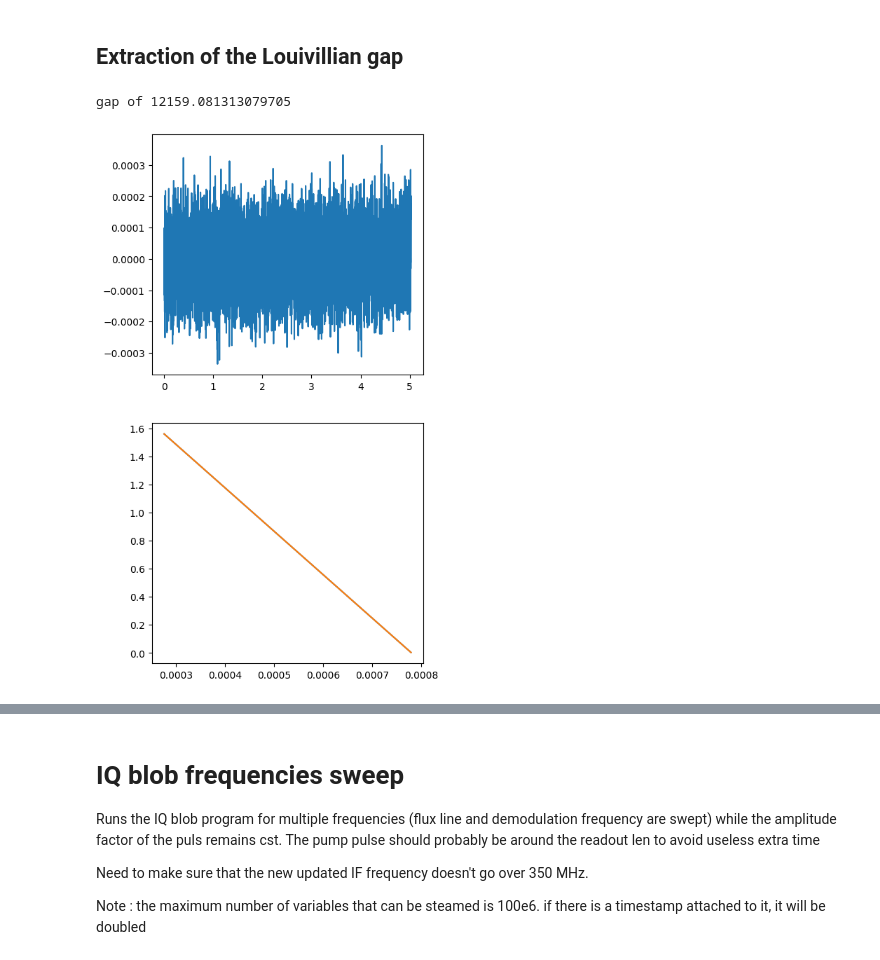
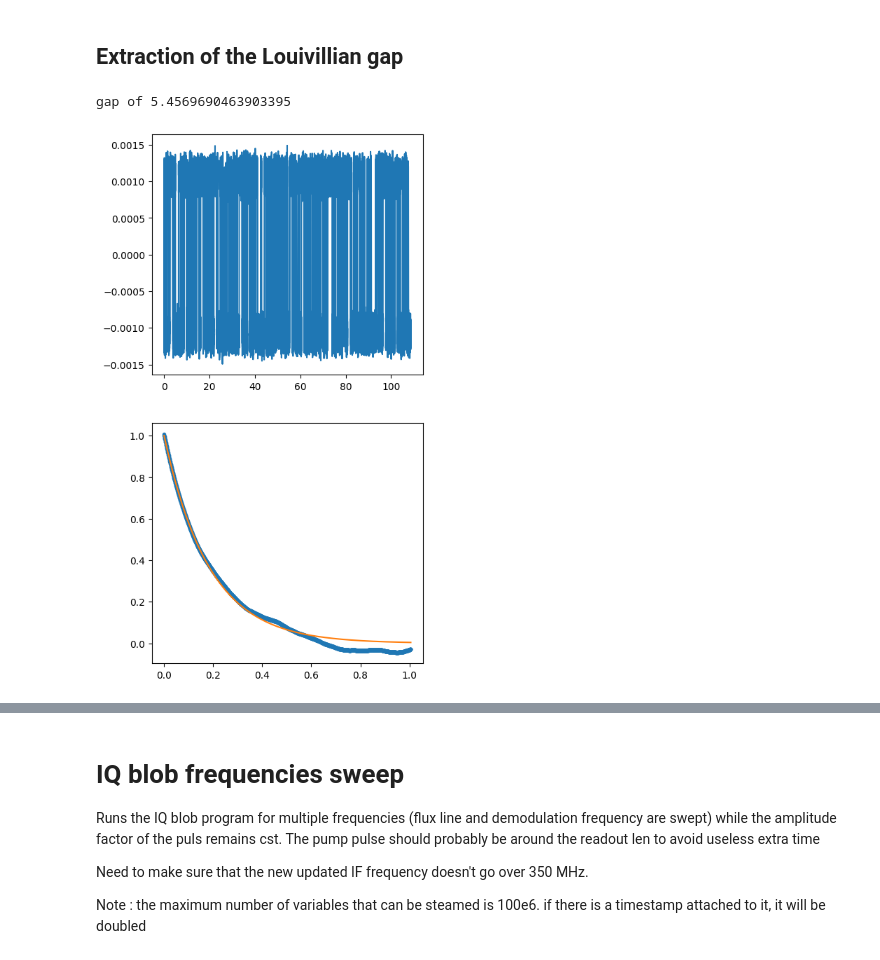
Before and after one commit to BeaulieuGuillaume/DPT_SQUID, a Jupyter notebook: Second_Order_Transition/Multiple_jumps.ipynb, the cells around one changed output, grey strips where cells are left out. Saved outputs shown, nothing was run; the diff lists cells and outputs as text; code cells hidden in the pictures.

Commit message:
first jump modification

```diff
--- a/Second_Order_Transition/Multiple_jumps.ipynb
+++ b/Second_Order_Transition/Multiple_jumps.ipynb
@@ -984,7 +978,7 @@ idx=4
 bin_size=100
 fontsize=5
 figsize=(4,12)
-FileName="Test_0p25"
+FileName=r"C:\Users\HQClabo\Documents\Data\gbeaulieu\Two_Photon\2023_03_31\Run01\104_plotting\0p25_amp"
 movie=True
 
 def create_frame(idx,Data,FileName,bin_size,fontsize,movie=False):
@@ -1029,7 +1023,7 @@ def create_frame(idx,Data,FileName,bin_size,fontsize,movie=False):
     ax.set_facecolor(color=(68/255,1/255,84/255))
 
     if movie:
-        plt.savefig(f'./'+FileName+f'/img_{idx}.png',
+        plt.savefig(FileName+f'/img_{idx}.png',
                         transparent = False,
                         facecolor = 'white'
                        )
@@ -1053,8 +1045,8 @@ npzfile=np.load(filepath,allow_pickle=True)
 # %%
 # Based on the previous collected information, we now want to select the readout length and time
-minim_n_runs=100_000
+minim_n_runs=500_000
 minim_Read_out=50_000
-desired_jumps=10
+desired_jumps=400
 
 Parameters={}
 Total_time_vec=[]
@@ -1356,25 +1349,27 @@ def gap_single_freq(time,I, corr_length):
     return corr_list, popt_1, y_fitted
 # %%
 #check for a single frequency
-i=6
+%matplotlib inline
+i=30
 time=Data_full_av[freqs[i]]["time"]
 I=Data_full_av[freqs[i]]["I"].transpose()
-corr_length=2
+corr_length=2000 #round(I.shape[0]*0.005)
 
 gap_single_freq(time,I, corr_length)
 corr_list, popt_1, y_fitted =gap_single_freq(time,I, corr_length)
 
 figsize=(5,10)
 fig, axs = plt.subplots( nrows=2, ncols=1, figsize=figsize,dpi=100)
 
 ax=axs[0]
 ax.plot(time,I[:,0])
 ax=axs[1]
-plt.plot(time[0:corr_length],corr_list)
-plt.plot(time[0:corr_length],y_fitted)
+ax.plot(time[0:corr_length],corr_list,".")
+ax.plot(time[0:corr_length],y_fitted)
+#plt.yscale('log')
 
 print("gap of {}".format(popt_1[1]))
 # %% [output]
-gap of 12159.081313079705
+gap of 5.4569690463903395
-[figure, old version]
+[figure, new version]
 # %%
```
Also changed, not shown: parts of 10 cells of this notebook, 2 other files.
